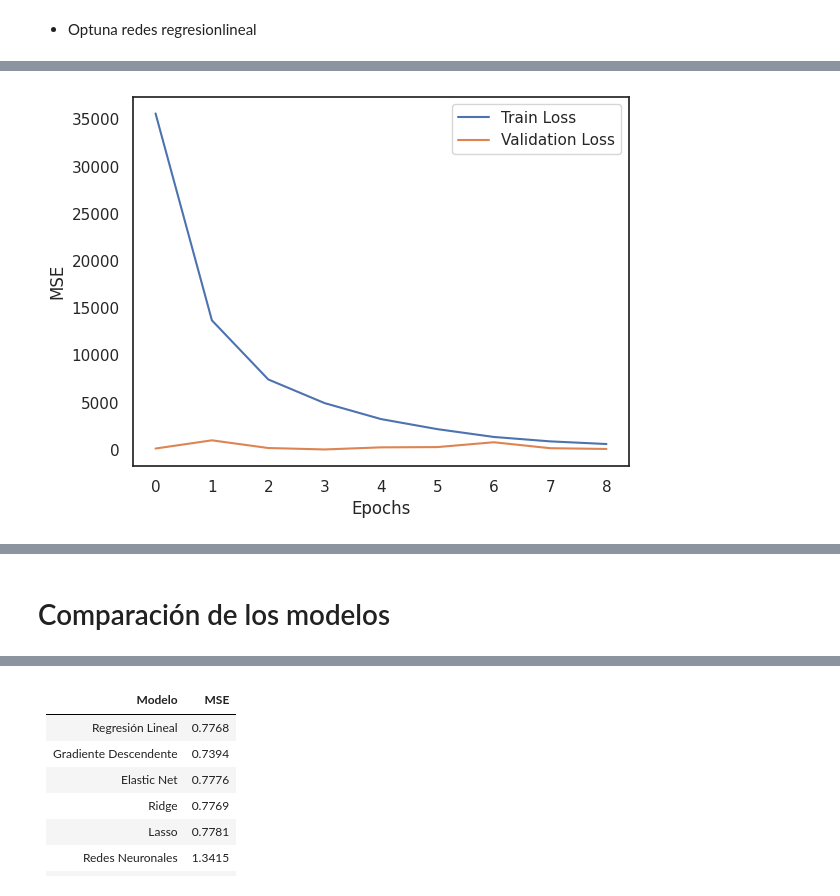
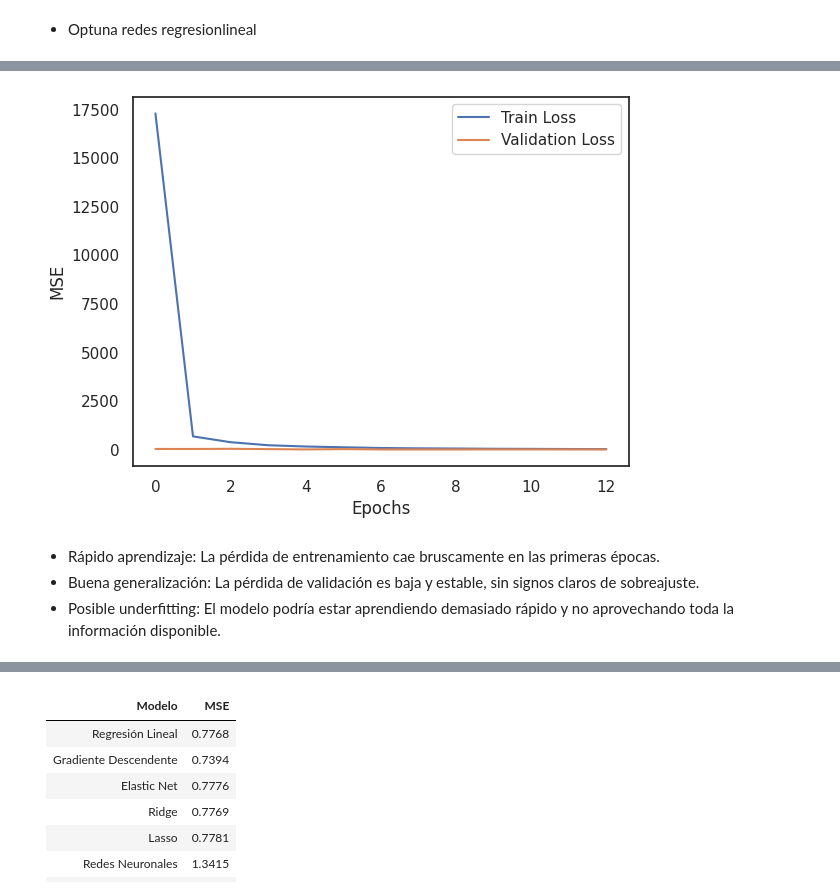
Before and after one commit to brimoresco/final-libre-AA1, a Jupyter notebook: Prediccion_lluvia_australia.ipynb, the cells around one changed output, grey strips where cells are left out. Cells and saved outputs as stored; diff of their text form; code cells hidden in the pictures.

```diff
--- a/Prediccion_lluvia_australia.ipynb
+++ b/Prediccion_lluvia_australia.ipynb
@@ -1557,0 +1581,13 @@ Mejores hiperparámetros: {'num_units_1': 89, 'num_units_2': 20, 'learning_rate'
+# %%
+# Entrenamos el modelo final con los mejores hiperparámetros
+final_model = build_model(
+    num_units_1=best_params['num_units_1'],
+    num_units_2=best_params['num_units_2'],
+    learning_rate=best_params['learning_rate']
+)
+
+history = train_model(final_model, batch_size=best_params['batch_size'])
+
+# Evaluación
+eval_result = final_model.evaluate(x_test_rl, y_test_rl)
+print(f"MSE: {eval_result[0]}, MAE: {eval_result[1]}")
@@ -1558,19 +1613,12 @@ Mejores hiperparámetros: {'num_units_1': 89, 'num_units_2': 20, 'learning_rate'
 # %%
-model.compile(optimizer=keras.optimizers.Adam(learning_rate=best_params['learning_rate']), loss='mse', metrics=['mae'])
+# Función para visualizar la pérdida
+def plot_loss(history):
+    plt.plot(history.history['loss'], label='Train Loss')
+    plt.plot(history.history['val_loss'], label='Validation Loss')
+    plt.xlabel('Epochs')
+    plt.ylabel('MSE')
+    plt.legend()
+    plt.show()
 
-early_stopping = keras.callbacks.EarlyStopping(monitor='val_loss', patience=5, restore_best_weights=True)
-
-history = model.fit(x_train_rl, y_train_rl, epochs=100, batch_size=best_params['batch_size'],
-                    validation_data=(x_test_rl, y_test_rl), verbose=1, callbacks=[early_stopping])
-
-eval_result = model.evaluate(x_test_rl, y_test_rl)
-print(f"MSE: {eval_result[0]}, MAE: {eval_result[1]}")
-
-# Visualizar pérdidas
-plt.plot(history.history['loss'], label='Train Loss')
-plt.plot(history.history['val_loss'], label='Validation Loss')
-plt.xlabel('Epochs')
-plt.ylabel('MSE')
-plt.legend()
-plt.show()
+plot_loss(history)
 # %% [output]
@@ -1597,4 +1625,8 @@ MSE: 2.103203058242798, MAE: 1.2840497493743896
-[figure, old version]
+[figure, new version]
+# %% [markdown]
+- Rápido aprendizaje: La pérdida de entrenamiento cae bruscamente en las primeras épocas.
+- Buena generalización: La pérdida de validación es baja y estable, sin signos claros de sobreajuste.
+- Posible underfitting: El modelo podría estar aprendiendo demasiado rápido y no aprovechando toda la información disponible.
 # %%
 
 # SHAP para explicabilidad
@@ -1613,5 +1645,3 @@ shap.plots.bar(shap.Explanation(values=shap_values, base_values=expected_value,
 # %% [output]
 [interactive output not drawn]
 [figure]
-# %% [markdown]
-# Comparación de los modelos
```
Also changed, not shown: parts of 30 cells of this notebook.
